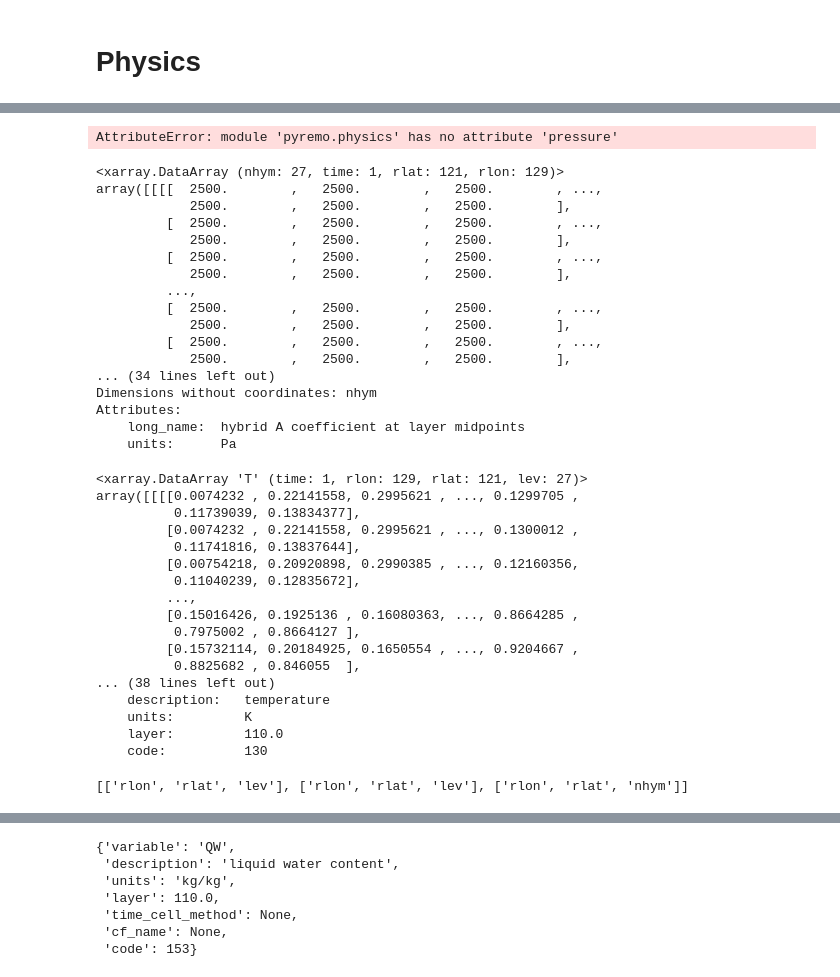
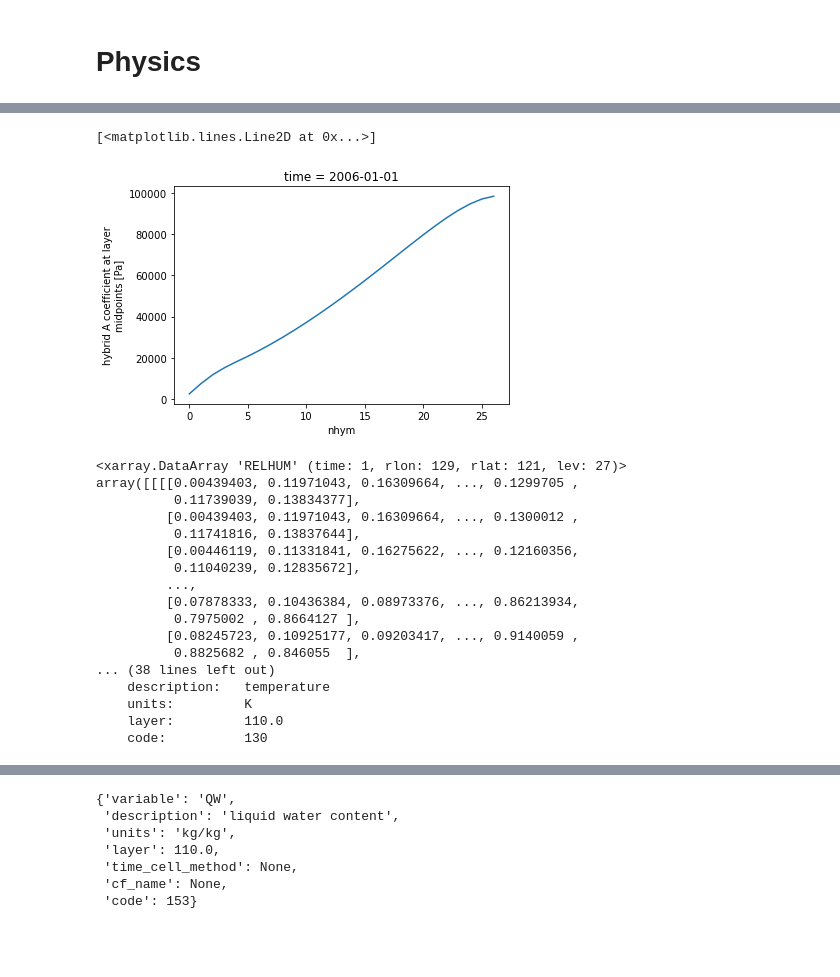
Before and after one commit to remo-rcm/pyremo, a Jupyter notebook: notebooks/physics.ipynb, the cells around one changed output, grey strips where cells are left out. Drawn from its saved outputs; the diff is of its cells as text; code cells hidden in the pictures; blank space fills up the shorter version.

```diff
--- a/notebooks/physics.ipynb
+++ b/notebooks/physics.ipynb
@@ -11,5 +8,5 @@ pyremo contains a simple physics package with common algorithms that were used i
 # %%
 import pyremo as pr
 # %%
-ds = pr.tutorial.load_dataset(use_cftime=True)
+ds = pr.tutorial.load_dataset()
 # %%
@@ -39,45 +32,28 @@ Data variables: (12/38)
 # %%
 p = ds.hyam + ds.hybm * ds.PS
 # %%
-pr.physics.pressure(ds.PS, ds.hyam, ds.hybm)
+p = pr.physics.pressure(ds.PS, ds.hyam, ds.hybm)
-# %% [output]
-AttributeError: module 'pyremo.physics' has no attribute 'pressure'
-# %%
-p
-# %% [output]
-<xarray.DataArray (nhym: 27, time: 1, rlat: 121, rlon: 129)>
-array([[[[  2500.        ,   2500.        ,   2500.        , ...,
-            2500.        ,   2500.        ,   2500.        ],
-         [  2500.        ,   2500.        ,   2500.        , ...,
-            2500.        ,   2500.        ,   2500.        ],
-         [  2500.        ,   2500.        ,   2500.        , ...,
-            2500.        ,   2500.        ,   2500.        ],
-         ...,
-         [  2500.        ,   2500.        ,   2500.        , ...,
-            2500.        ,   2500.        ,   2500.        ],
-         [  2500.        ,   2500.        ,   2500.        , ...,
-            2500.        ,   2500.        ,   2500.        ],
-... (34 lines left out)
-Dimensions without coordinates: nhym
-Attributes:
-    long_name:  hybrid A coefficient at layer midpoints
-    units:      Pa
+# %%
+p.mean(('rlat', 'rlon')).plot()
+# %% [output]
+[<matplotlib.lines.Line2D at 0x...>]
+[figure, added]
 # %%
 relhum = pr.physics.relative_humidity(ds.T, ds.QD, p, ds.QW)
 # %%
 relhum
 # %% [output]
-<xarray.DataArray 'T' (time: 1, rlon: 129, rlat: 121, lev: 27)>
-array([[[[0.0074232 , 0.22141558, 0.2995621 , ..., 0.1299705 ,
+<xarray.DataArray 'RELHUM' (time: 1, rlon: 129, rlat: 121, lev: 27)>
+array([[[[0.00439403, 0.11971043, 0.16309664, ..., 0.1299705 ,
           0.11739039, 0.13834377],
-         [0.0074232 , 0.22141558, 0.2995621 , ..., 0.1300012 ,
+         [0.00439403, 0.11971043, 0.16309664, ..., 0.1300012 ,
           0.11741816, 0.13837644],
-         [0.00754218, 0.20920898, 0.2990385 , ..., 0.12160356,
+         [0.00446119, 0.11331841, 0.16275622, ..., 0.12160356,
           0.11040239, 0.12835672],
          ...,
-         [0.15016426, 0.1925136 , 0.16080363, ..., 0.8664285 ,
+         [0.07878333, 0.10436384, 0.08973376, ..., 0.86213934,
           0.7975002 , 0.8664127 ],
-         [0.15732114, 0.20184925, 0.1650554 , ..., 0.9204667 ,
+         [0.08245723, 0.10925177, 0.09203417, ..., 0.9140059 ,
           0.8825682 , 0.846055  ],
 ... (38 lines left out)
     description:   temperature
@@ -86,5 +62,3 @@ array([[[[0.0074232 , 0.22141558, 0.2995621 , ..., 0.1299705 ,
     code:          130
 # %%
 qd = pr.physics.specific_humidity(ds.T, relhum, p)
-# %% [output]
-[['rlon', 'rlat', 'lev'], ['rlon', 'rlat', 'lev'], ['rlon', 'rlat', 'nhym']]
```
Also changed, not shown: parts of 8 cells of this notebook, 17 other files.
